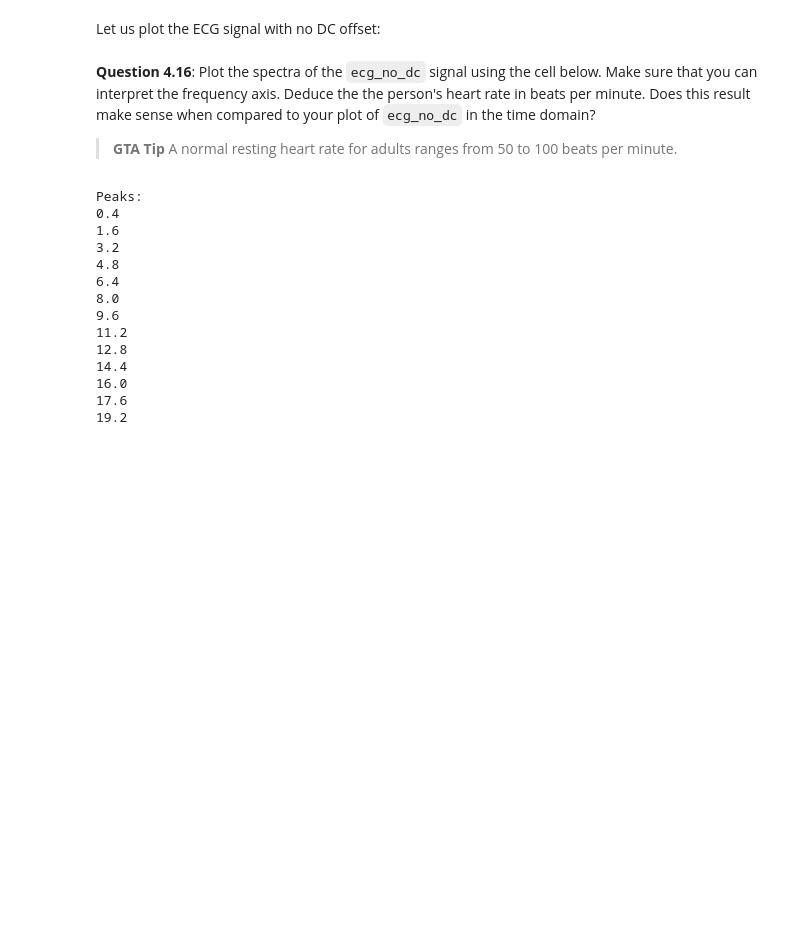
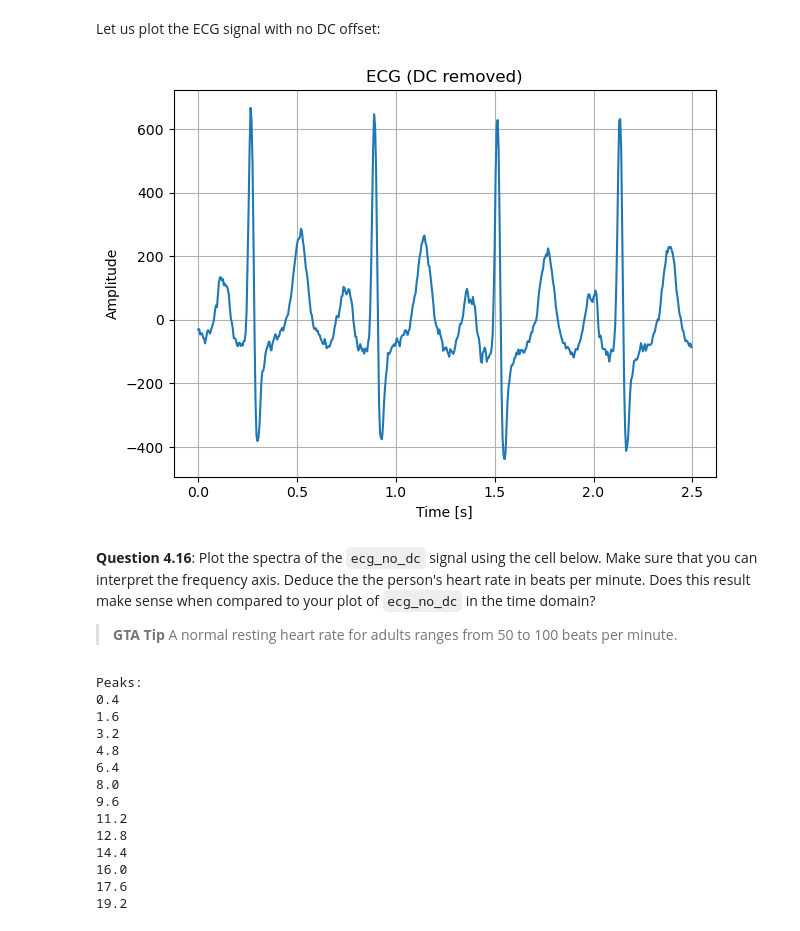
Before and after one commit to LH-and-FPGA/sap-EE2-SS-LAB, a Jupyter notebook: EX4 - Fourier.ipynb, the cells around one changed output. Saved outputs shown, nothing was run; the diff lists cells and outputs as text; code cells hidden in the pictures; blank space fills up the shorter version.

```diff
--- a/EX4 - Fourier.ipynb
+++ b/EX4 - Fourier.ipynb
@@ -697,4 +697,12 @@ ecg_no_dc = np.real(ifft(ECG))
 # %% [markdown]
 **Question 4.15**: Can you think of a way of removing the DC component in the time domain without using the DFT? Try implementing this time-domain approach in Python.
 # %%
-# add your code here
+# Q4.15: Remove the DC component in the TIME DOMAIN
+# The DC component is just the mean of the signal -> subtract it
+ecg_no_dc_td = ecg - np.mean(ecg)
+
+# Verify equivalence with the frequency-domain version above
+diff = np.max(np.abs(ecg_no_dc_td - ecg_no_dc))
+print(f'Max |time-domain  -  freq-domain| = {diff:.2e}')
+print(f'Mean of original ecg     = {np.mean(ecg):.4f}')
+print(f'Mean of ecg_no_dc_td     = {np.mean(ecg_no_dc_td):.2e}  (should be ~0)')
@@ -701,7 +726,11 @@ ecg_no_dc = np.real(ifft(ECG))
 # %% [markdown]
 Let us plot the ECG signal with no DC offset:
 # %%
-# add your code here
+# Plot the ECG signal with the DC component removed
+plot_signal(t, ecg_no_dc_td, title='ECG (DC removed)', xlabel='Time [s]', ylabel='Amplitude')
+plt.show()
+# %% [output]
+[figure, added]
 # %% [markdown]
 **Question 4.16**: Plot the spectra of the `ecg_no_dc` signal using the cell below. Make sure that you can interpret the frequency axis. Deduce the the person's heart rate in beats per minute. Does this result make sense when compared to your plot of `ecg_no_dc` in the time domain?
 
```
Also changed, not shown: parts of 2 cells of this notebook, 1 other file.
